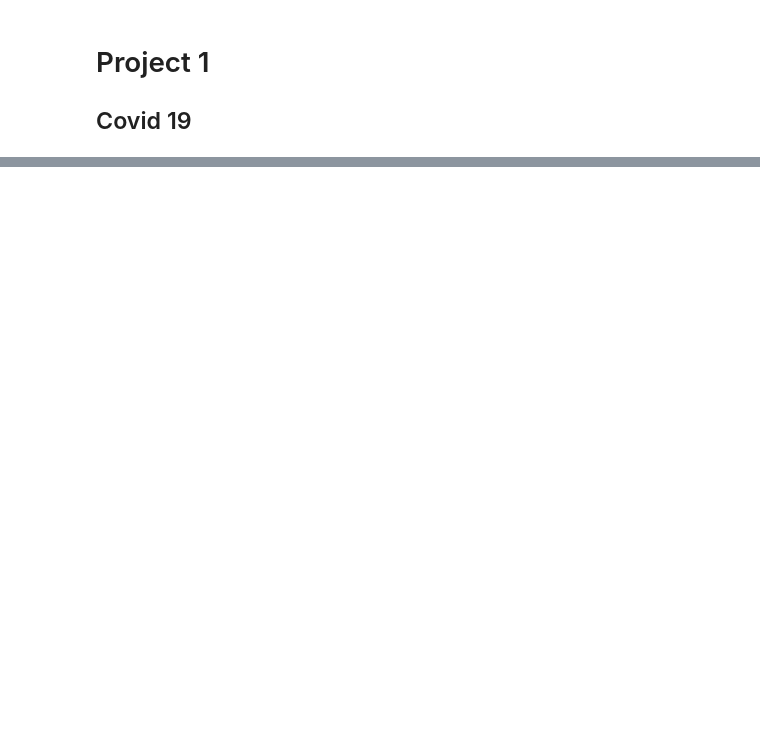
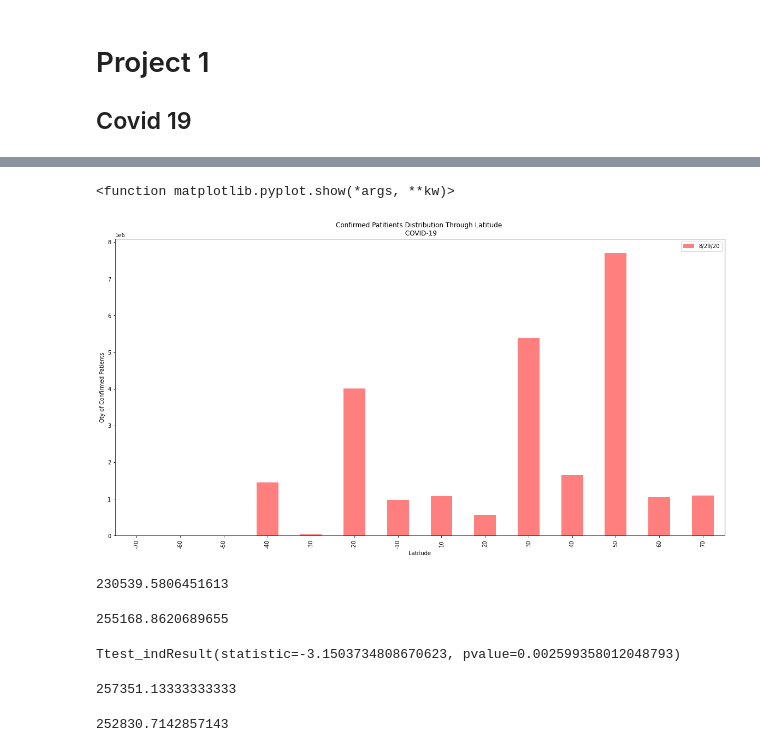
Before and after one commit to PamHvv14/Project1-Covid19, a Jupyter notebook: Project1_Covid19.ipynb, the cells around one changed output, grey strips where cells are left out. Saved outputs shown, nothing was run; the diff lists cells and outputs as text; code cells hidden in the pictures; blank space fills up the shorter version.

```diff
--- a/Project1_Covid19.ipynb
+++ b/Project1_Covid19.ipynb
@@ -30,0 +149,21 @@ main_df.head()
+# %%
+#Generate a histogram
+bins = [-70, -59.90, -49.9, -39.9, -29.9, -19.9, -9.9, 0, 9.9, 19.9, 29.9, 39.9, 49.9, 59.9, 70]
+groups_names = ["-70", "-60", "-50", "-40", "-30", "-20", "-10", "10", "20", "30", "40", "50", "60", "70"]
+
+confirmed_df["Count Summary"] = pd.cut(confirmed_df["Lat"], bins, labels= groups_names, include_lowest= True)
+confirmed_df
+
+lat_confirmed = confirmed_df.groupby("Count Summary")
+lat_confirmed.sum()
+
+lat_group_df = pd.DataFrame(lat_confirmed.sum())
+lat_group_df
+
+lat_group_df = lat_group_df[["8/29/20"]]
+new_lat_group_df = lat_group_df.reset_index(drop= False)
+new_lat_group_df
+
+
+new_lat_group_df = new_lat_group_df.rename(columns = {"Count Summary":"Latitude"})
+new_lat_group_df
@@ -30,0 +186,43 @@ main_df.head()
+# %%
+#Generate a bar chart
+tick_location = new_lat_group_df.index.values
+
+new_lat_group_df.plot(kind="bar", figsize=(20,10), color="r", alpha = 0.5, align = "center")
+plt.xticks(tick_location, new_lat_group_df["Latitude"], rotation="vertical")
+plt.title("Confirmed Patitients Distribution Through Latitude \n COVID-19")
+plt.xlabel("Latitude")
+plt.ylabel("Qty of Confirmed Patients")
+plt.savefig("Images/latitude_curve.png")
+plt.show
+# %% [output]
+<function matplotlib.pyplot.show(*args, **kw)>
+[figure, added]
+# %%
+# Calculate the sample mean for July 2020
+sample1 = world_data_df[world_data_df["Month"] == "Jul"]
+sample1.Cumulative.mean()
+# %% [output]
+230539.5806451613
+# %%
+# Calculate the sample mean for Aug 2020
+sample2 = world_data_df[world_data_df["Month"] == "Aug"]
+sample2.Cumulative.mean()
+# %% [output]
+255168.8620689655
+# %%
+# Calculate Independent (Two Sample) T-Test
+stats.ttest_ind(sample1.Cumulative, sample2.Cumulative, equal_var=False)
+# %% [output]
+Ttest_indResult(statistic=-3.1503734808670623, pvalue=0.002599358012048793)
+# %%
+# Calculate the sample mean for First Aug 2020
+sample3 = world_data_df[world_data_df["Section"] == "First Aug"]
+sample3.Cumulative.mean()
+# %% [output]
+257351.13333333333
+# %%
+# Calculate the sample mean for First Aug 2020
+sample4 = world_data_df[world_data_df["Section"] == "Second Aug"]
+sample4.Cumulative.mean()
+# %% [output]
+252830.7142857143
```
Also changed, not shown: parts of 13 cells of this notebook, 3 other files.
